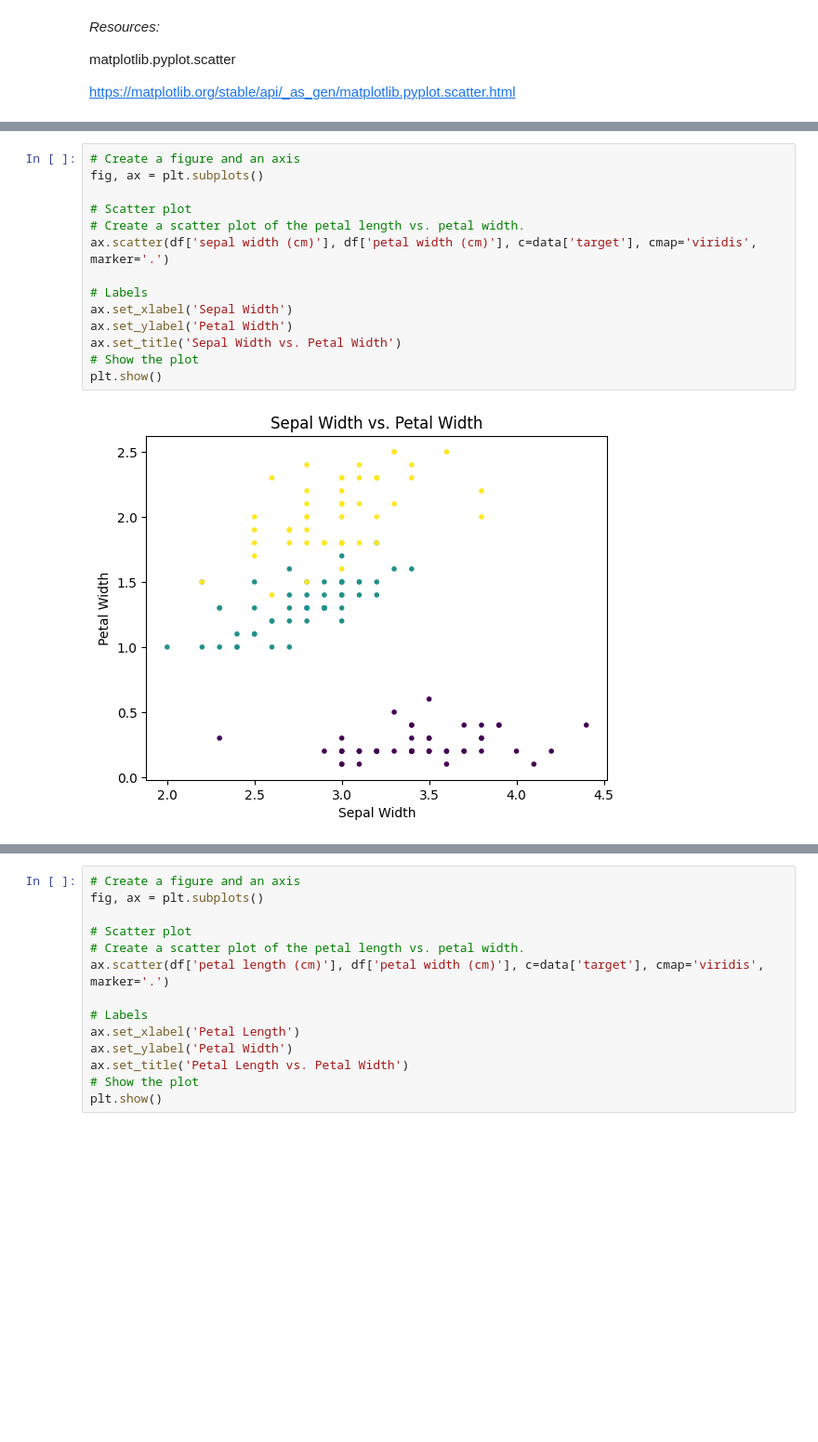
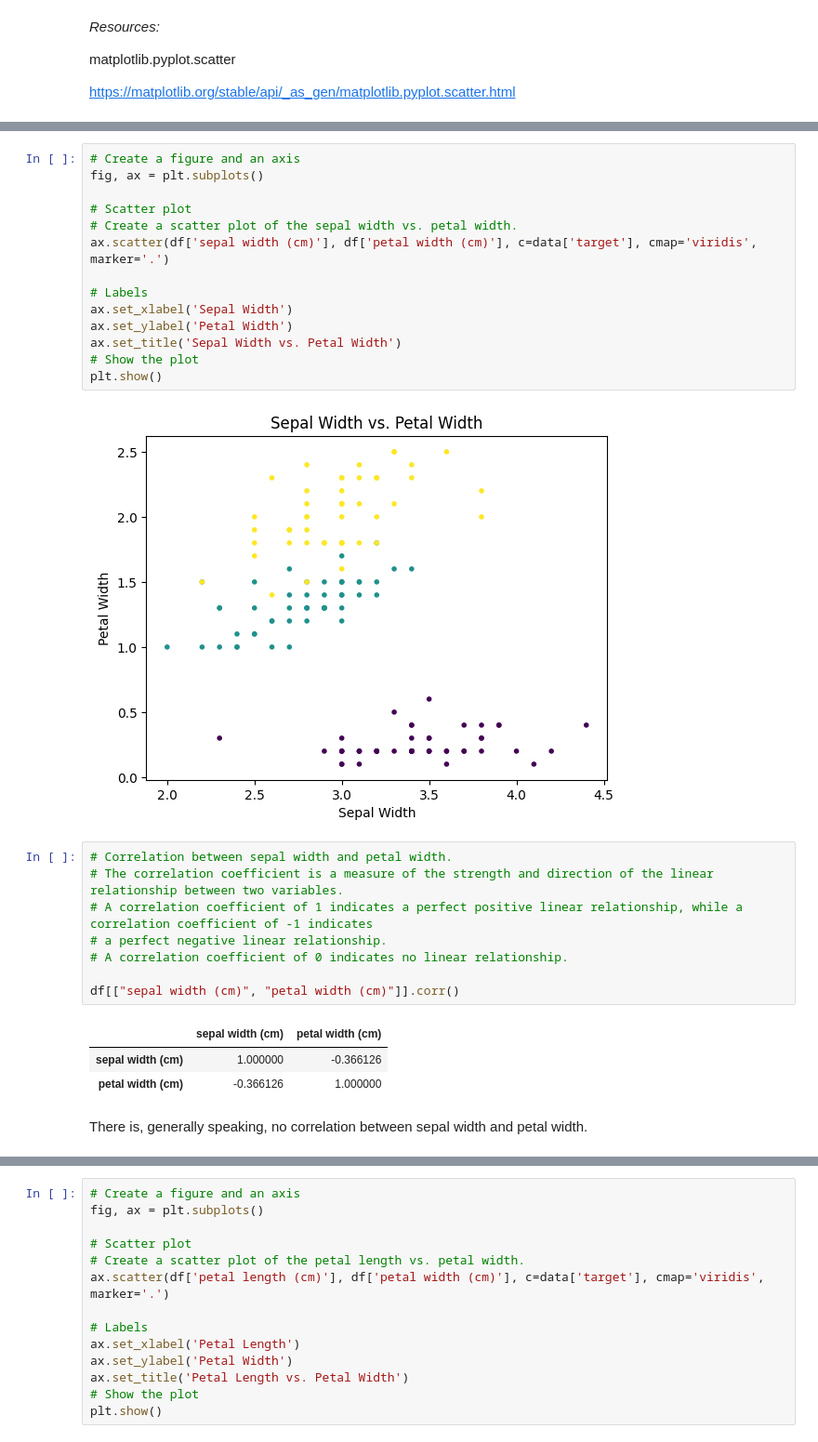
Before and after one commit to Glogover/principles_of_data_analytics, a Jupyter notebook: tasks.ipynb, the cells around one changed output, grey strips where cells are left out. Shown at 93% size. Saved outputs shown, nothing was run; the diff lists cells and outputs as text; blank space fills up the shorter version.

```diff
--- a/tasks.ipynb
+++ b/tasks.ipynb
@@ -607,7 +631,7 @@ plt.show()
 fig, ax = plt.subplots()
 
 # Scatter plot
-# Create a scatter plot of the petal length vs. petal width.
+# Create a scatter plot of the sepal width vs. petal width.
 ax.scatter(df['sepal width (cm)'], df['petal width (cm)'], c=data['target'], cmap='viridis', marker='.')
 
 # Labels
@@ -618,6 +642,20 @@ ax.set_title('Sepal Width vs. Petal Width')
 plt.show()
 # %% [output]
 [figure]
+# %%
+# Correlation between sepal width and petal width.
+# The correlation coefficient is a measure of the strength and direction of the linear relationship between two variables.
+# A correlation coefficient of 1 indicates a perfect positive linear relationship, while a correlation coefficient of -1 indicates
+# a perfect negative linear relationship.
+# A correlation coefficient of 0 indicates no linear relationship.
+
+df[["sepal width (cm)", "petal width (cm)"]].corr()
+# %% [output]
+|  | sepal width (cm) | petal width (cm) |
+| sepal width (cm) | 1.000000 | -0.366126 |
+| petal width (cm) | -0.366126 | 1.000000 |
+# %% [markdown]
+There is, generally speaking, no correlation between sepal width and petal width.
 # %%
 # Create a figure and an axis
 fig, ax = plt.subplots()
```
Also changed, not shown: parts of 12 cells of this notebook.
